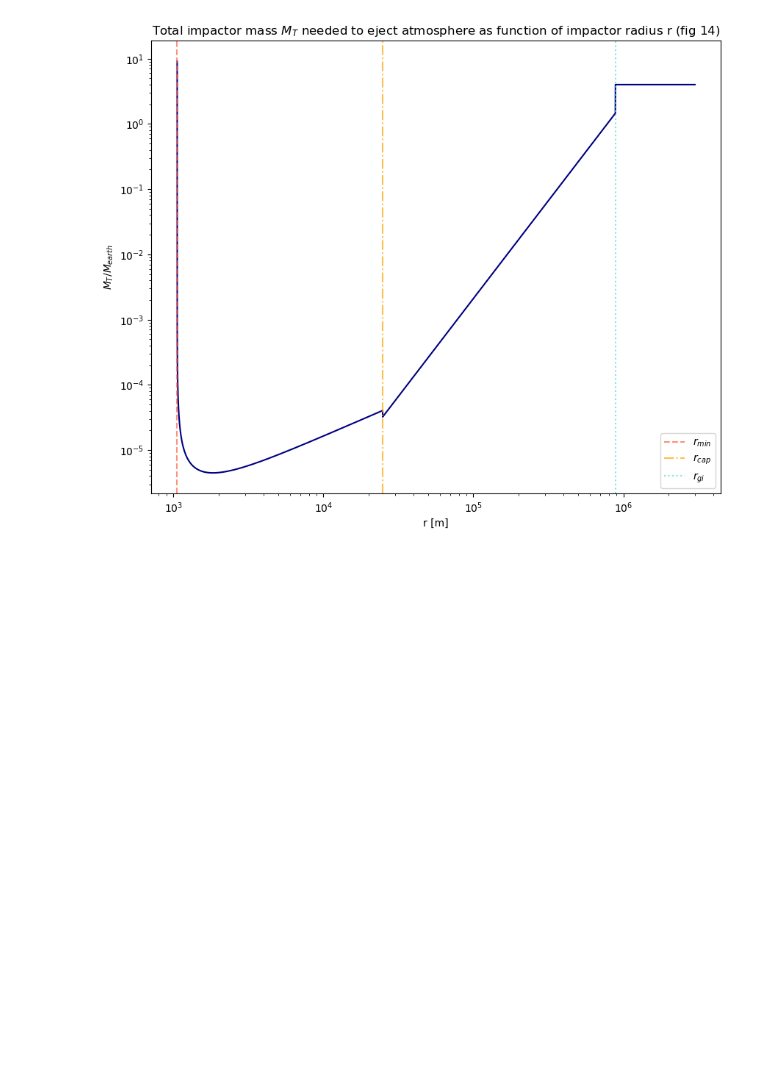
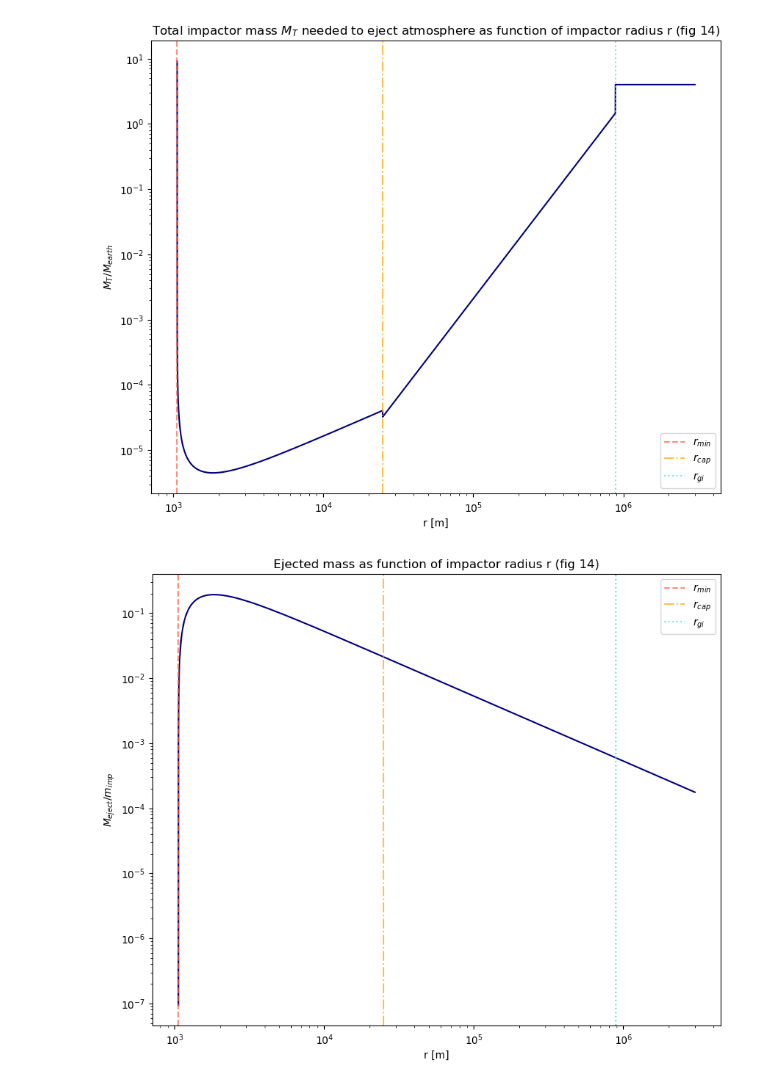
Before and after one commit to FormingWorlds/BScProjectAtmosphericEscape, a Jupyter notebook: figures.ipynb, the cells around one changed output. Cells and saved outputs as stored; diff of their text form; code cells hidden in the pictures; blank space fills up the shorter version.

Commit message:
Displayed figure ejected mass vs rad

```diff
--- a/figures.ipynb
+++ b/figures.ipynb
@@ -21,3 +21,23 @@ plt.savefig('Mtotal_vs_impactor_rad')
 plt.show()
 # %% [output]
 [figure]
+# %%
+from ejected_mass import M_ejected
+
+M_ej = M_ejected(r_min, r)
+
+plt.figure(figsize=(10,8))
+plt.plot(r, M_ej, color='navy')
+plt.xlabel('r [m]')
+plt.axvline(r_min, label=r'$r_{min}$', color='tomato', linestyle='--', alpha=0.7)
+plt.axvline(r_cap, label=r'$r_{cap}$', color='orange', linestyle='-.', alpha=0.7)
+plt.axvline(r_gi,label=r'$r_{gi}$' , color='turquoise', linestyle=':', alpha=0.7)
+plt.ylabel(r'$M_{eject}/m_{imp}$')
+plt.title(r'Ejected mass as function of impactor radius r (fig 14)')
+plt.xscale('log')
+plt.yscale('log')
+plt.legend()
+plt.savefig('Ejected_mass_vs_rad')
+plt.show()
+# %% [output]
+[figure, added]
```
Also changed, not shown: parts of 1 cell of this notebook.
